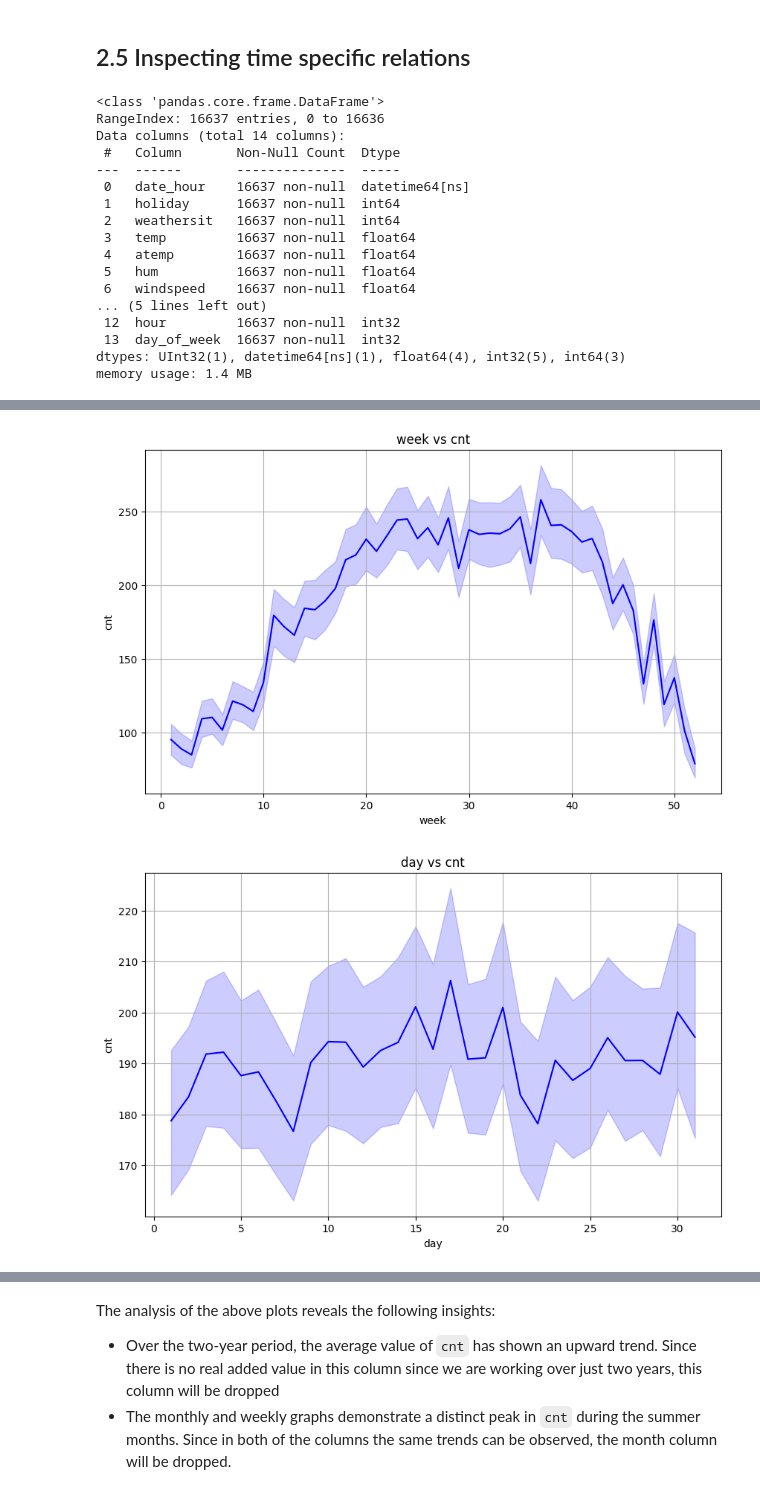
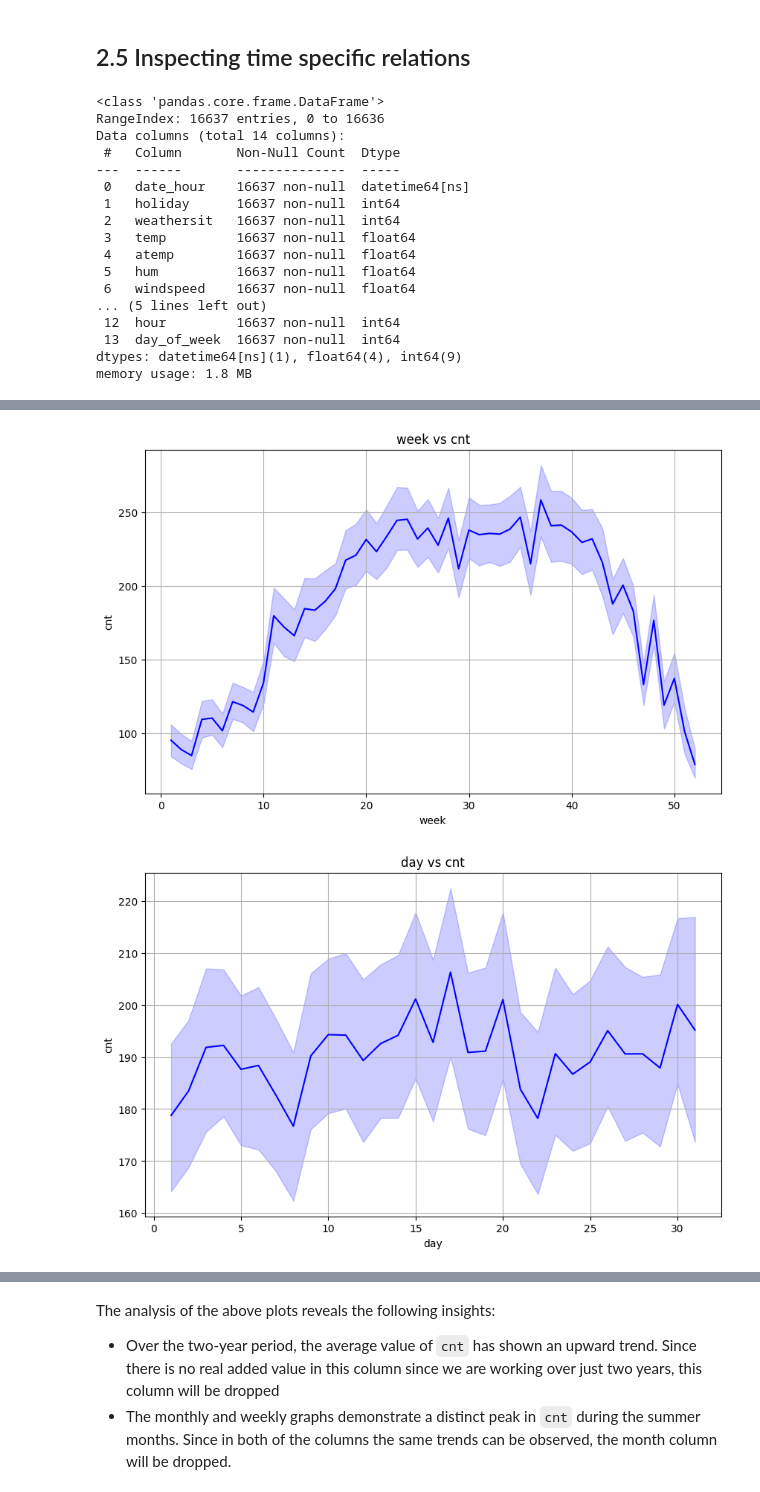
Before and after one commit to lalutir/Machine-Learning-Portfolio-2, a Jupyter notebook: main.ipynb, the cells around one changed output, grey strips where cells are left out. Saved outputs shown, nothing was run; the diff lists cells and outputs as text; code cells hidden in the pictures.

```diff
--- a/main.ipynb
+++ b/main.ipynb
@@ -59,8 +51,8 @@ from sklearn.metrics import mean_squared_error, mean_absolute_error, r2_score
 # %% [markdown]
 # 1. Loading data
 # %%
-train_data = pd.read_csv('/content/Machine-Learning-Portfolio-2/Datasets/train.csv')
-test_data = pd.read_csv('/content/Machine-Learning-Portfolio-2/Datasets/test.csv')
+train_data = pd.read_csv('Datasets/train.csv')
+test_data = pd.read_csv('Datasets/test.csv')
 
 test_data_pred_col = list(test_data['date_hour'])
 # %% [markdown]
@@ -222,14 +214,14 @@ Data columns (total 14 columns):
  5   hum          16637 non-null  float64
  6   windspeed    16637 non-null  float64
 ... (5 lines left out)
- 12  hour         16637 non-null  int32
- 13  day_of_week  16637 non-null  int32
-dtypes: UInt32(1), datetime64[ns](1), float64(4), int32(5), int64(3)
-memory usage: 1.4 MB
+ 12  hour         16637 non-null  int64
+ 13  day_of_week  16637 non-null  int64
+dtypes: datetime64[ns](1), float64(4), int64(9)
+memory usage: 1.8 MB
 # %%
 cols = ['year', 'month', 'week', 'day', 'hour', 'day_of_week']
 
 for col in cols:
-    dv_train.lineplot(x=col, y='cnt', title=f'{col} vs cnt', path=f'/content/Machine-Learning-Portfolio-2/Figures/{col}_vs_cnt.png')
+    dv_train.lineplot(x=col, y='cnt', title=f'{col} vs cnt', path=f'Figures/{col}_vs_cnt.png')
 # %% [output]
 [figure]
@@ -237,3 +229,3 @@ for col in cols:
 [figure]
-[figure, old version]
+[figure, new version]
 [figure]
```
Also changed, not shown: parts of 9 cells of this notebook, 8 other files.
